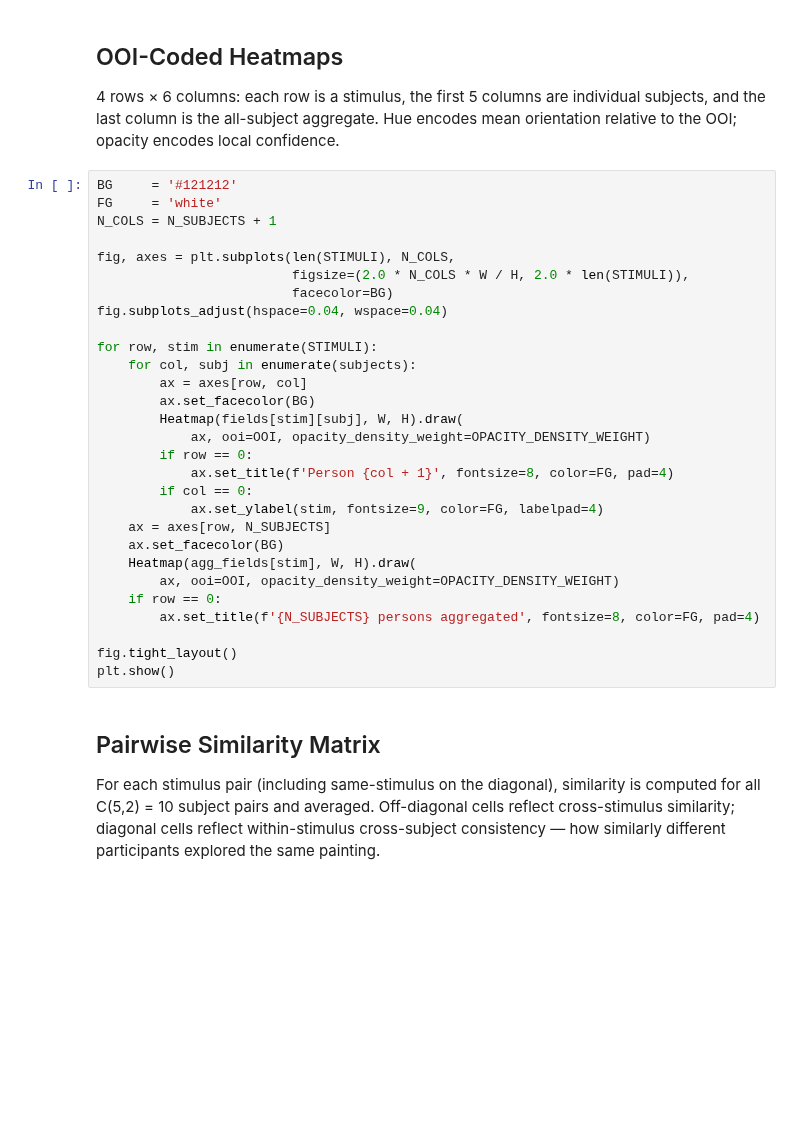
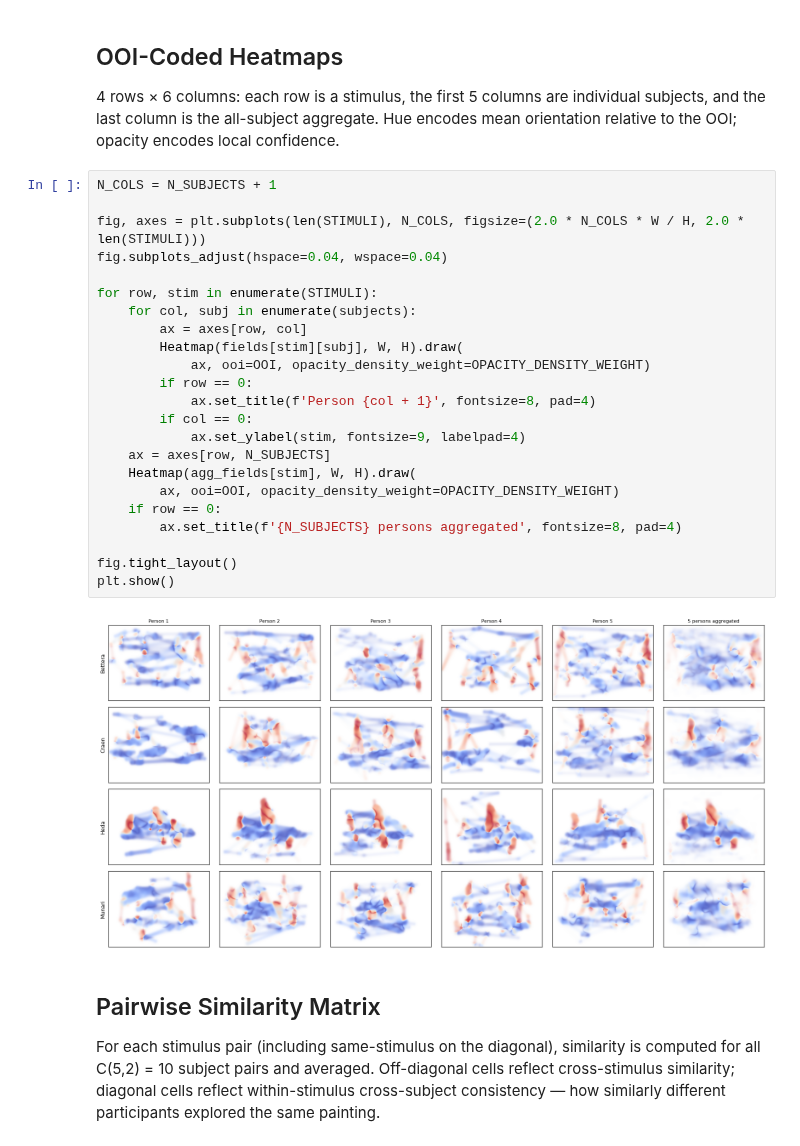
Before and after one commit to xysLong/HeatMatch, a Jupyter notebook: demo.ipynb, the cells around one changed output. Drawn from its saved outputs; the diff is of its cells as text; blank space fills up the shorter version.

```diff
--- a/demo.ipynb
+++ b/demo.ipynb
@@ -79,34 +79,30 @@ for stim in tqdm(STIMULI, desc='Computing fields'):
 and the last column is the all-subject aggregate.
 Hue encodes mean orientation relative to the OOI; opacity encodes local confidence.
 # %%
-BG     = '#121212'
-FG     = 'white'
 N_COLS = N_SUBJECTS + 1
 
-fig, axes = plt.subplots(len(STIMULI), N_COLS,
-                         figsize=(2.0 * N_COLS * W / H, 2.0 * len(STIMULI)),
-                         facecolor=BG)
+fig, axes = plt.subplots(len(STIMULI), N_COLS, figsize=(2.0 * N_COLS * W / H, 2.0 * len(STIMULI)))
 fig.subplots_adjust(hspace=0.04, wspace=0.04)
 
 for row, stim in enumerate(STIMULI):
     for col, subj in enumerate(subjects):
         ax = axes[row, col]
-        ax.set_facecolor(BG)
         Heatmap(fields[stim][subj], W, H).draw(
             ax, ooi=OOI, opacity_density_weight=OPACITY_DENSITY_WEIGHT)
         if row == 0:
-            ax.set_title(f'Person {col + 1}', fontsize=8, color=FG, pad=4)
+            ax.set_title(f'Person {col + 1}', fontsize=8, pad=4)
         if col == 0:
-            ax.set_ylabel(stim, fontsize=9, color=FG, labelpad=4)
+            ax.set_ylabel(stim, fontsize=9, labelpad=4)
     ax = axes[row, N_SUBJECTS]
-    ax.set_facecolor(BG)
     Heatmap(agg_fields[stim], W, H).draw(
         ax, ooi=OOI, opacity_density_weight=OPACITY_DENSITY_WEIGHT)
     if row == 0:
-        ax.set_title(f'{N_SUBJECTS} persons aggregated', fontsize=8, color=FG, pad=4)
+        ax.set_title(f'{N_SUBJECTS} persons aggregated', fontsize=8, pad=4)
 
 fig.tight_layout()
 plt.show()
+# %% [output]
+[figure, added]
 # %% [markdown]
 ## Pairwise Similarity Matrix
 
```
Also changed, not shown: parts of 3 cells of this notebook.
